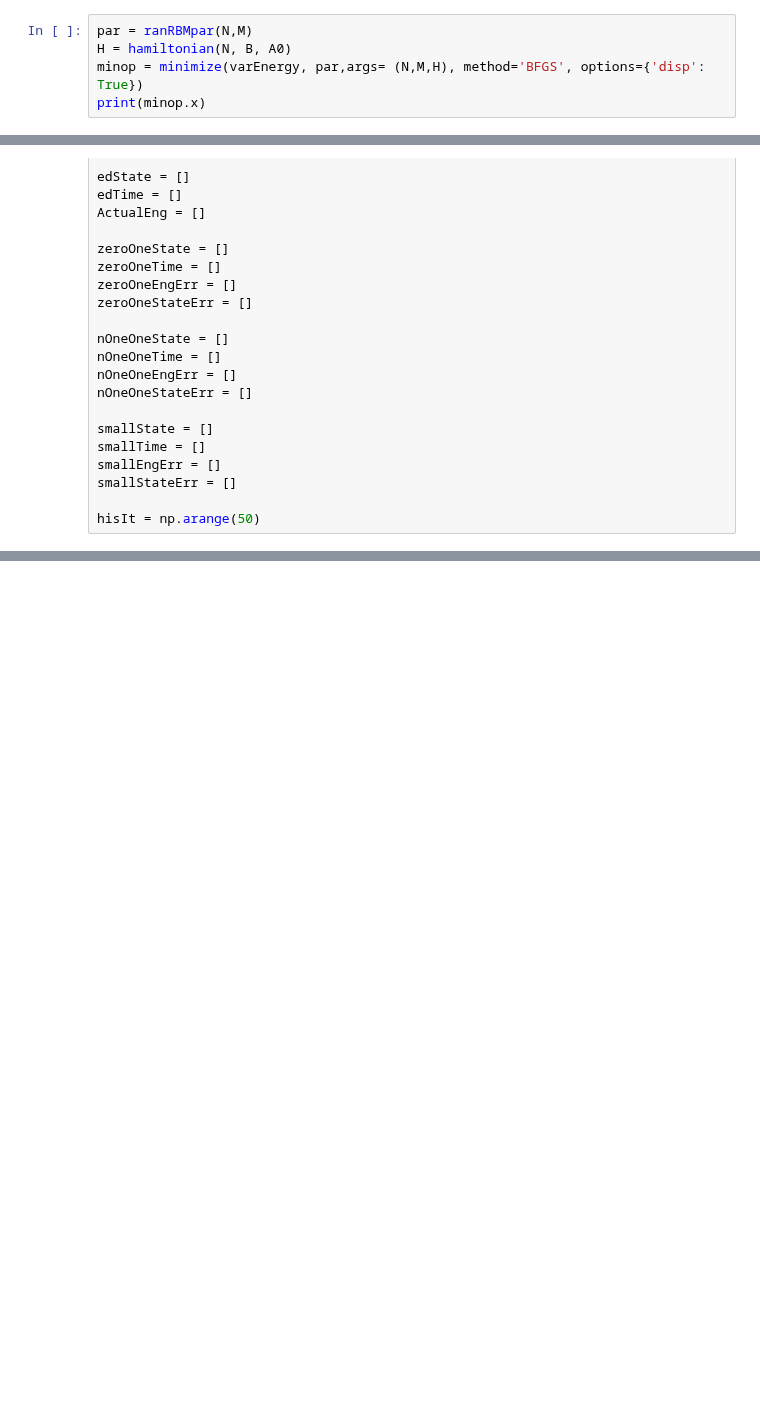
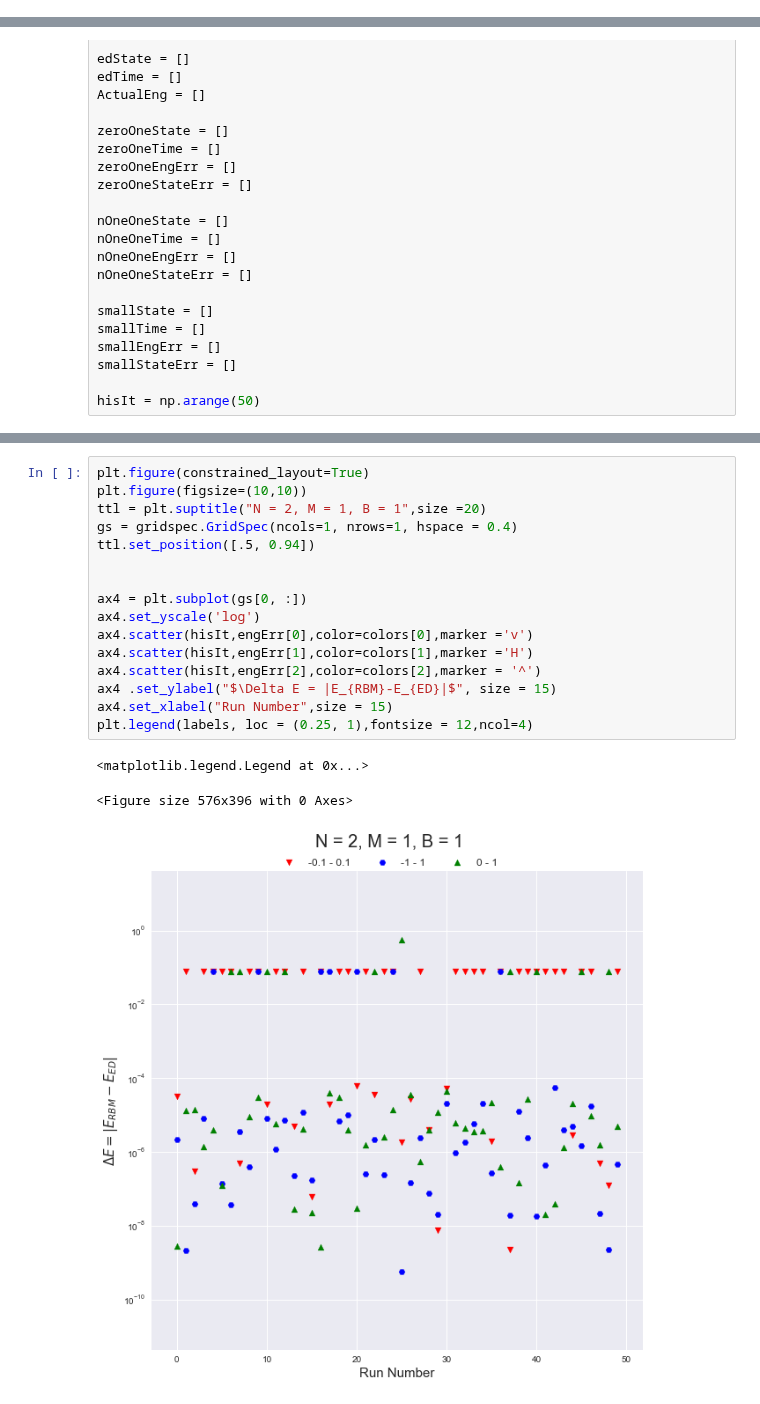
Before and after one commit to aorfi/Phys459, a Jupyter notebook: RBMGroundStateComparisonChangeInitialization.ipynb, the cells around one changed output, grey strips where cells are left out. Drawn from its saved outputs; the diff is of its cells as text; blank space fills up the shorter version.

```diff
--- a/RBMGroundStateComparisonChangeInitialization.ipynb
+++ b/RBMGroundStateComparisonChangeInitialization.ipynb
@@ -305,5 +282,0 @@ print(mingd[0])
-# %%
-par = ranRBMpar(N,M)
-H = hamiltonian(N, B, A0)
-minop = minimize(varEnergy, par,args= (N,M,H), method='BFGS', options={'disp': True})
-print(minop.x)
@@ -520,0 +452,20 @@ Text(0, 0.5, 'Runtime')
+# %%
+plt.figure(constrained_layout=True)
+plt.figure(figsize=(10,10))
+ttl = plt.suptitle("N = 2, M = 1, B = 1",size =20)
+gs = gridspec.GridSpec(ncols=1, nrows=1, hspace = 0.4)
+ttl.set_position([.5, 0.94])
+
+
+ax4 = plt.subplot(gs[0, :])
+ax4.set_yscale('log')
+ax4.scatter(hisIt,engErr[0],color=colors[0],marker ='v')
+ax4.scatter(hisIt,engErr[1],color=colors[1],marker ='H')
+ax4.scatter(hisIt,engErr[2],color=colors[2],marker = '^')
+ax4 .set_ylabel("$\Delta E = |E_{RBM}-E_{ED}|$", size = 15)
+ax4.set_xlabel("Run Number",size = 15)
+plt.legend(labels, loc = (0.25, 1),fontsize = 12,ncol=4)
+# %% [output]
+<matplotlib.legend.Legend at 0x...>
+<Figure size 576x396 with 0 Axes>
+[figure, added]
```
Also changed, not shown: parts of 12 cells of this notebook, 5 other files.
